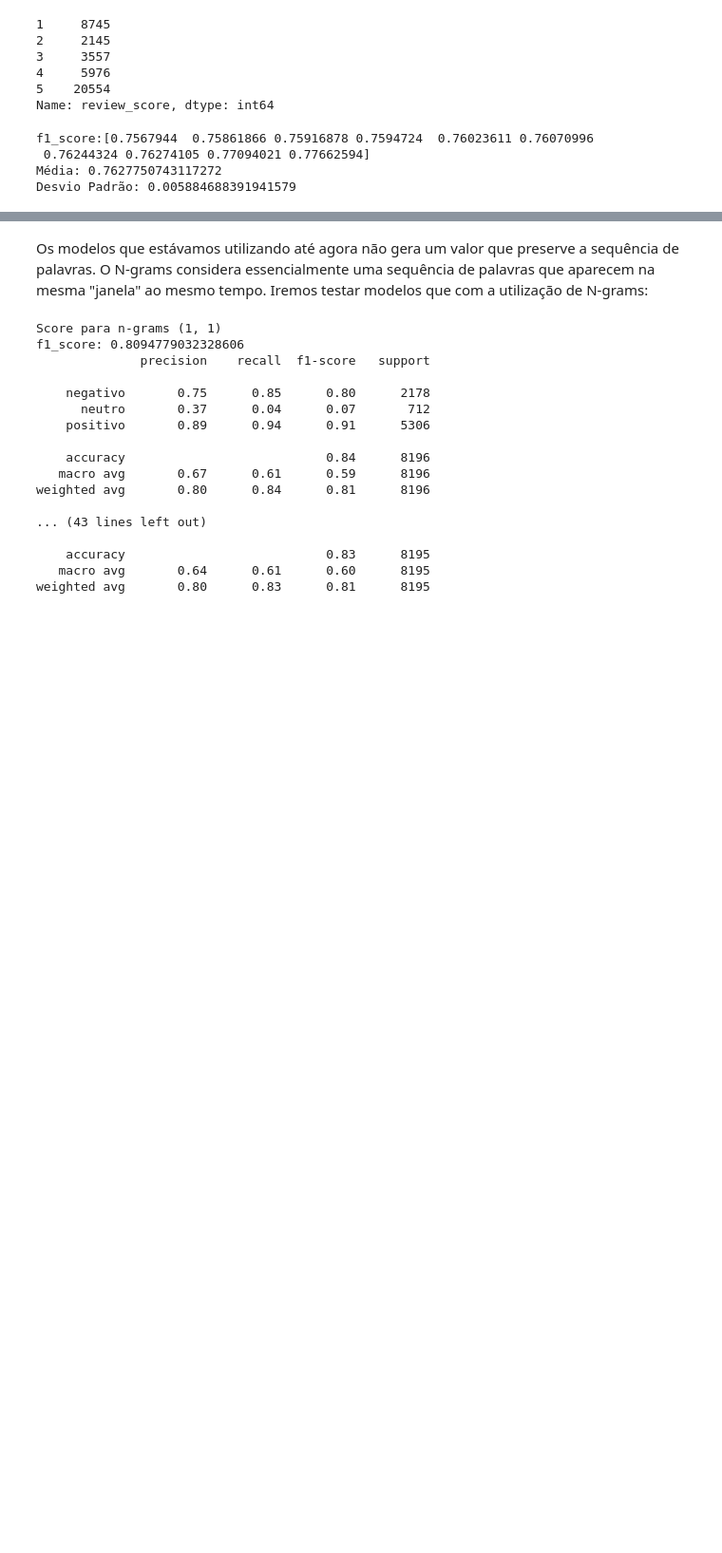
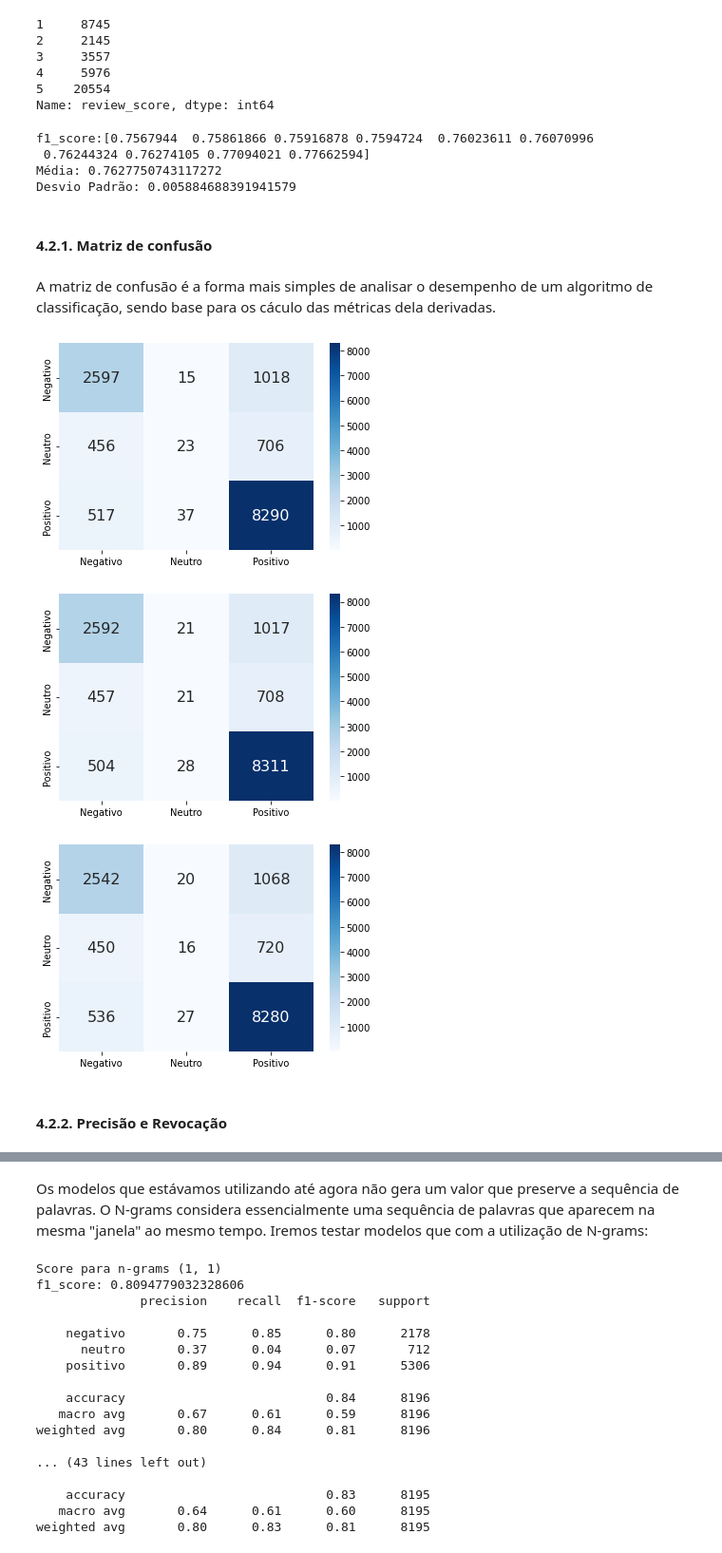
Before and after one commit to IgorFormiga/NLP_analise_de_sentimento, a Jupyter notebook: analise_sentimento.ipynb, the cells around one changed output, grey strips where cells are left out. Shown: that part at 95% size. Drawn from its saved outputs; the diff is of its cells as text; code cells hidden in the pictures; blank space fills up the shorter version.

```diff
--- a/analise_sentimento.ipynb
+++ b/analise_sentimento.ipynb
@@ -197,3 +196,38 @@ f1_score:[0.7567944  0.75861866 0.75916878 0.7594724  0.76023611 0.76070996
  0.76244324 0.76274105 0.77094021 0.77662594]
 Média: 0.7627750743117272
 Desvio Padrão: 0.005884688391941579
+# %% [markdown]
+#### 4.2.1. Matriz de confusão
+# %% [markdown]
+A matriz de confusão é a forma mais simples de analisar o desempenho de um algoritmo de classificação, sendo base para os cáculo das métricas dela derivadas.
+# %%
+X = bag_of_words
+y = dataset['sentiment_label'].map({-1: 'negativo', 0: 'neutro', 1: 'positivo'})
+
+# Cria 3 partições com os dados de disponíveis
+skf = StratifiedKFold(n_splits=3)
+skf.get_n_splits(X, y)
+i = 1
+
+for train_index, test_index in skf.split(X, y):
+    X_train, X_test = X[train_index], X[test_index]
+    y_train, y_test = y[train_index], y[test_index]
+
+    #Criação do modelo
+    regressao_logistica = LogisticRegression(solver = "saga", multi_class='multinomial')
+
+    regressao_logistica.fit(X_train, y_train)
+    y_true, y_pred = y_test, regressao_logistica.predict(X_test)
+
+    conf_matrix = confusion_matrix(y_test, y_pred)
+
+    df_cm = pd.DataFrame(conf_matrix, index=['Negativo', 'Neutro', 'Positivo'], columns=['Negativo', 'Neutro', 'Positivo'])
+    plt.figure(i)
+    sns.heatmap(df_cm, annot=True, annot_kws={"size": 16}, cmap="Blues", fmt='g')
+    i += i
+# %% [output]
+[figure, added]
+[figure, added]
+[figure, added]
+# %% [markdown]
+#### 4.2.2. Precisão e Revocação
```
Also changed, not shown: parts of 68 cells of this notebook, 2 other files.
